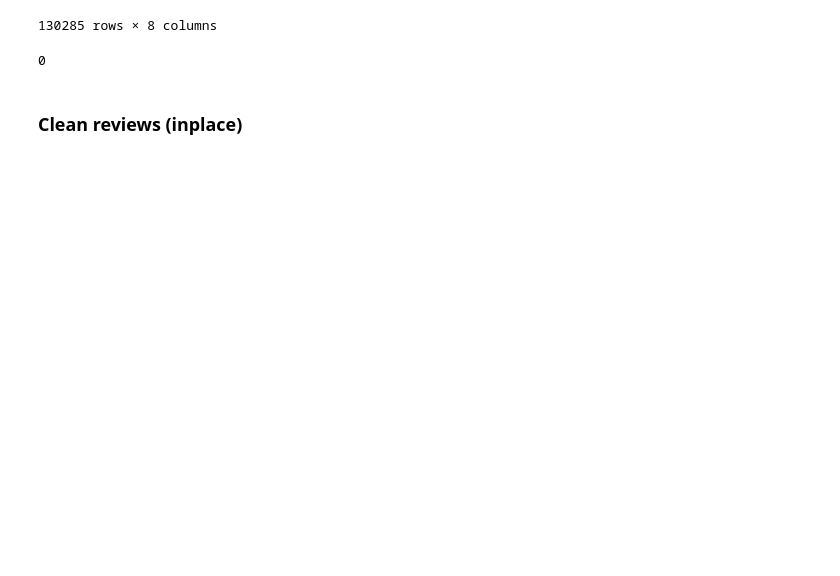
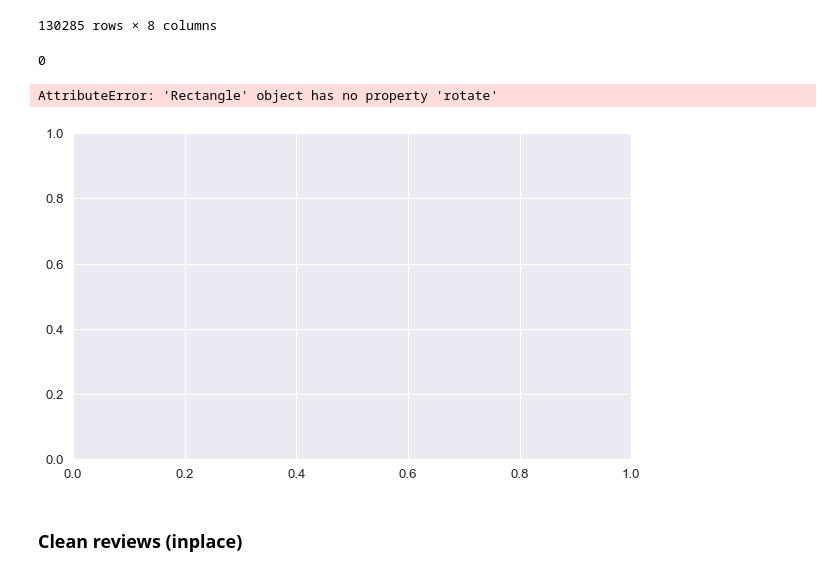
Before and after one commit to OdeliaAhdout/Drug-dataset, a Jupyter notebook: notebook_Wed.ipynb, the cells around one changed output. Cells and saved outputs as stored; diff of their text form; code cells hidden in the pictures; blank space fills up the shorter version.

```diff
--- a/notebook_Wed.ipynb
+++ b/notebook_Wed.ipynb
@@ -387,6 +327,15 @@ df
 df["condition_clean"].isnull().sum()
 # %% [output]
 0
+# %%
+condition_dn = df.groupby(['condition_clean'])['drugName'].nunique().sort_values(ascending=False)
+condition_dn[0:10].plot(kind="bar", figsize = (10,6), fontsize = 15, color="orange", rotate=25)
+#plt.xlabel("", fontsize = 15)
+plt.ylabel("Count of Drugs", fontsize = 15)
+plt.title("Top 10 : Number of Drugs per Condition", fontsize = 20)
+# %% [output]
+AttributeError: 'Rectangle' object has no property 'rotate'
+[figure, added]
 # %% [markdown]
 ### Clean reviews (inplace)
 # %%
```
Also changed, not shown: parts of 173 cells of this notebook, 1 other file.
